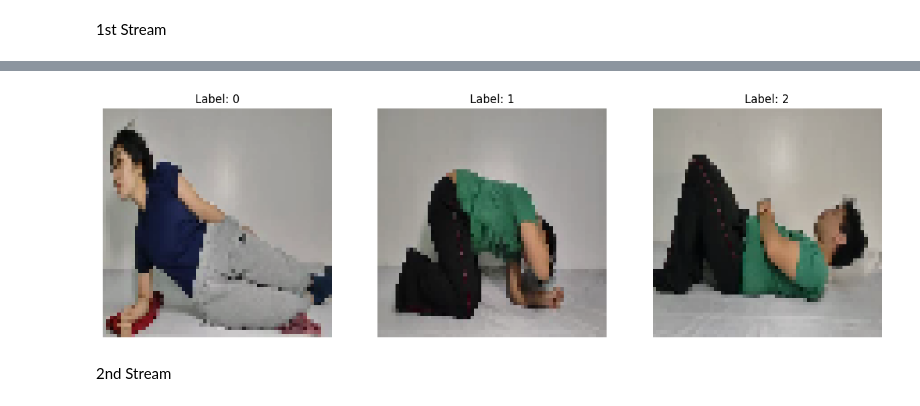
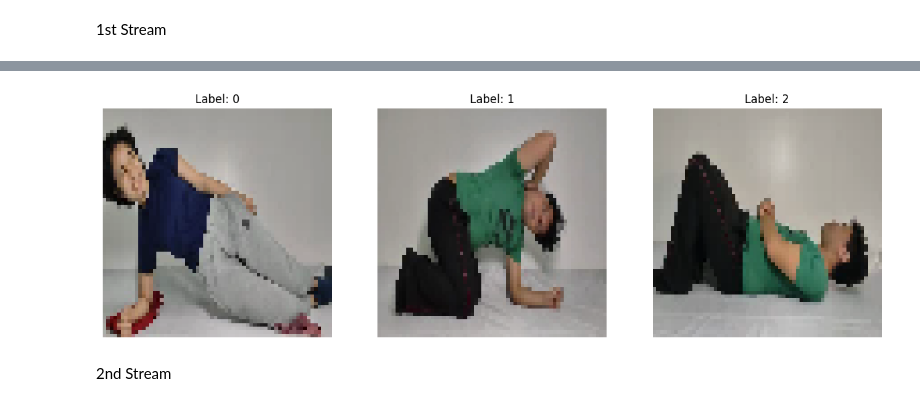
Before and after one commit to AngieS-git/CNN_GRU_usingRGBOF, a Jupyter notebook: mainyango.ipynb, the cells around one changed output, grey strips where cells are left out. Drawn from its saved outputs; the diff is of its cells as text; code cells hidden in the pictures.

```diff
--- a/mainyango.ipynb
+++ b/mainyango.ipynb
@@ -366,26 +276,28 @@ Label 2: 211 instances
 # %%
-# Display a sample image for each of the three unique labels
+import numpy as np
+import matplotlib.pyplot as plt
+
 plt.figure(figsize=(15, 5))
 
 for i, label in enumerate(unique_labels):
     # Find the first index of the current label
     index = np.where(labels1 == label)[0][0]
 
     # Extract the corresponding video frames
     frames = features1[index]
 
-    # Select the middle frame for display
-    middle_frame = frames[len(frames) // 2]
+    # Select a random frame instead of the middle one
+    random_frame = frames[np.random.randint(0, len(frames))]
 
     # Plot the frame
     plt.subplot(1, 3, i + 1)
-    plt.imshow(middle_frame)
+    plt.imshow(random_frame)
     plt.title(f"Label: {label}")
     plt.axis('off')
 
 plt.show()
 # %% [output]
-[figure, old version]
+[figure, new version]
 # %% [markdown]
 2nd Stream
 # %%
```
Also changed, not shown: parts of 7 cells of this notebook.
